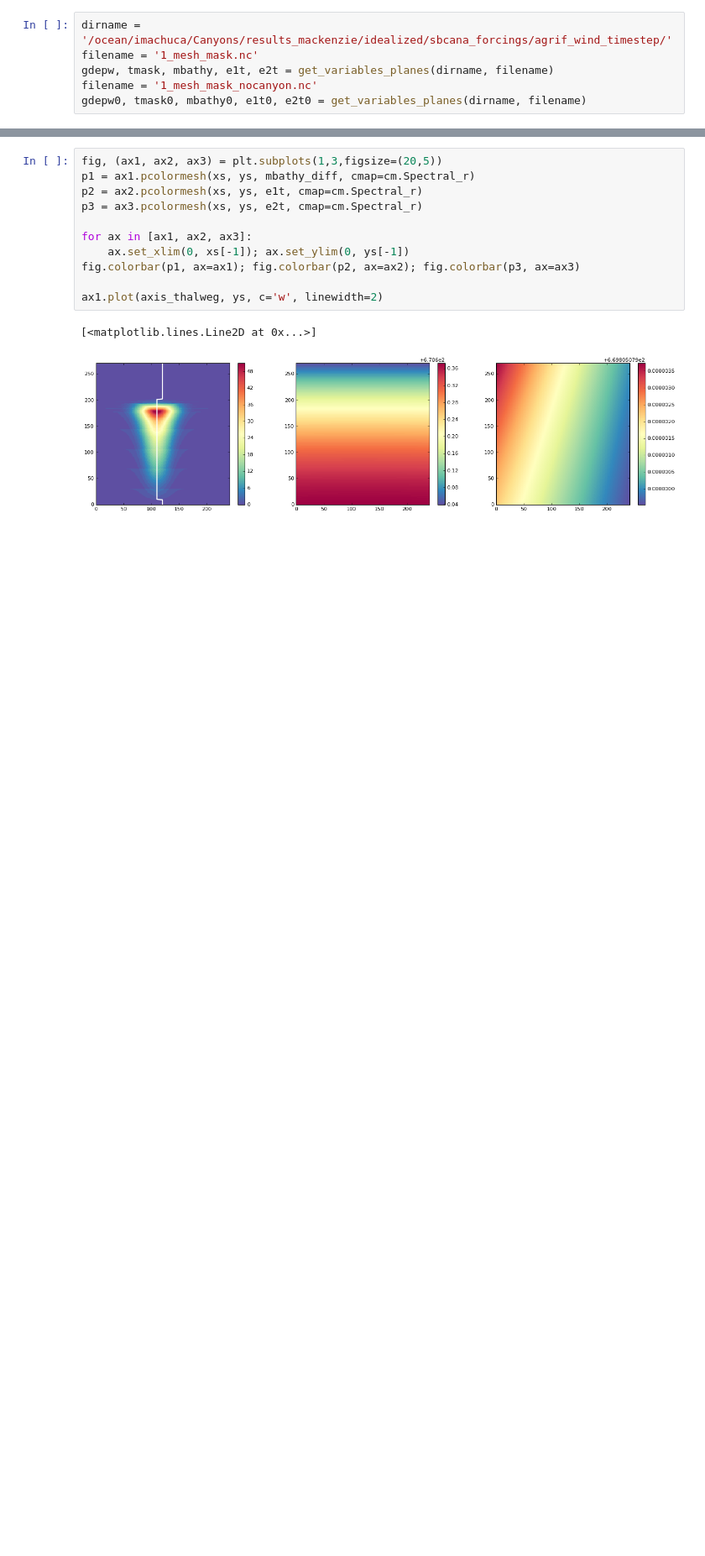
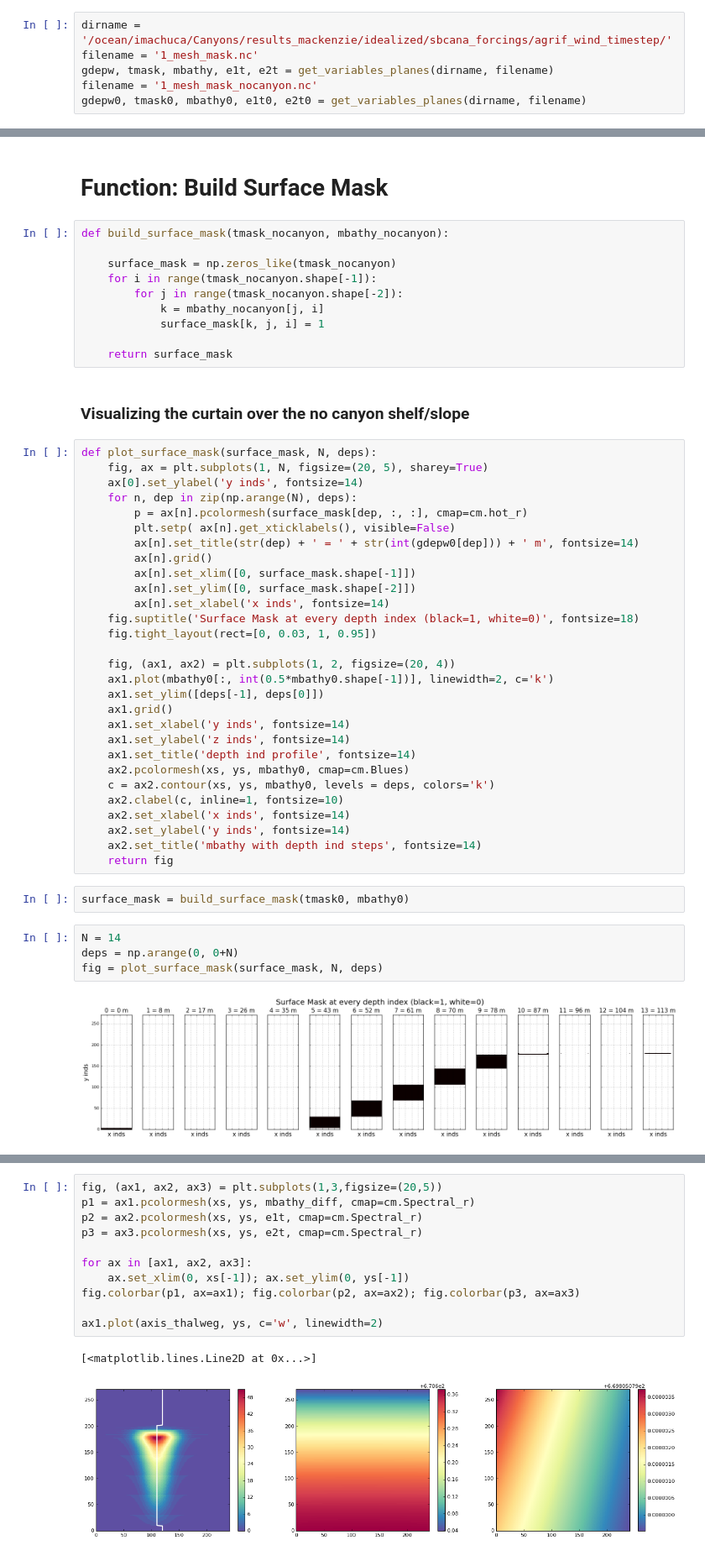
Before and after one commit to UBC-MOAD/analysis_mackenzie_canyon, a Jupyter notebook: notebooks/transport_fluxes/W_planes_indices.ipynb, the cells around one changed output, grey strips where cells are left out. Shown at 84% size. Cells and saved outputs as stored; diff of their text form; blank space fills up the shorter version.

Commit message:
improved figures for visualizing surface_mask

```diff
--- a/notebooks/transport_fluxes/W_planes_indices.ipynb
+++ b/notebooks/transport_fluxes/W_planes_indices.ipynb
@@ -41,0 +43,51 @@ ys = np.arange(mbathy_diff.shape[-2])
+# %% [markdown]
+# Function: Build Surface Mask
+# %%
+def build_surface_mask(tmask_nocanyon, mbathy_nocanyon):
+
+    surface_mask = np.zeros_like(tmask_nocanyon)
+    for i in range(tmask_nocanyon.shape[-1]):
+        for j in range(tmask_nocanyon.shape[-2]):
+            k = mbathy_nocanyon[j, i]
+            surface_mask[k, j, i] = 1
+
+    return surface_mask
+# %% [markdown]
+### Visualizing the curtain over the no canyon shelf/slope
+# %%
+def plot_surface_mask(surface_mask, N, deps):
+    fig, ax = plt.subplots(1, N, figsize=(20, 5), sharey=True)
+    ax[0].set_ylabel('y inds', fontsize=14)
+    for n, dep in zip(np.arange(N), deps):
+        p = ax[n].pcolormesh(surface_mask[dep, :, :], cmap=cm.hot_r)
+        plt.setp( ax[n].get_xticklabels(), visible=False)
+        ax[n].set_title(str(dep) + ' = ' + str(int(gdepw0[dep])) + ' m', fontsize=14)
+        ax[n].grid()
+        ax[n].set_xlim([0, surface_mask.shape[-1]])
+        ax[n].set_ylim([0, surface_mask.shape[-2]])
+        ax[n].set_xlabel('x inds', fontsize=14)
+    fig.suptitle('Surface Mask at every depth index (black=1, white=0)', fontsize=18)
+    fig.tight_layout(rect=[0, 0.03, 1, 0.95])
+
+    fig, (ax1, ax2) = plt.subplots(1, 2, figsize=(20, 4))
+    ax1.plot(mbathy0[:, int(0.5*mbathy0.shape[-1])], linewidth=2, c='k')
+    ax1.set_ylim([deps[-1], deps[0]])
+    ax1.grid()
+    ax1.set_xlabel('y inds', fontsize=14)
+    ax1.set_ylabel('z inds', fontsize=14)
+    ax1.set_title('depth ind profile', fontsize=14)
+    ax2.pcolormesh(xs, ys, mbathy0, cmap=cm.Blues)
+    c = ax2.contour(xs, ys, mbathy0, levels = deps, colors='k')
+    ax2.clabel(c, inline=1, fontsize=10)
+    ax2.set_xlabel('x inds', fontsize=14)
+    ax2.set_ylabel('y inds', fontsize=14)
+    ax2.set_title('mbathy with depth ind steps', fontsize=14)
+    return fig
+# %%
+surface_mask = build_surface_mask(tmask0, mbathy0)
+# %%
+N = 14
+deps = np.arange(0, 0+N)
+fig = plot_surface_mask(surface_mask, N, deps)
+# %% [output]
+[figure, added]
```
Also changed, not shown: parts of 11 cells of this notebook.
